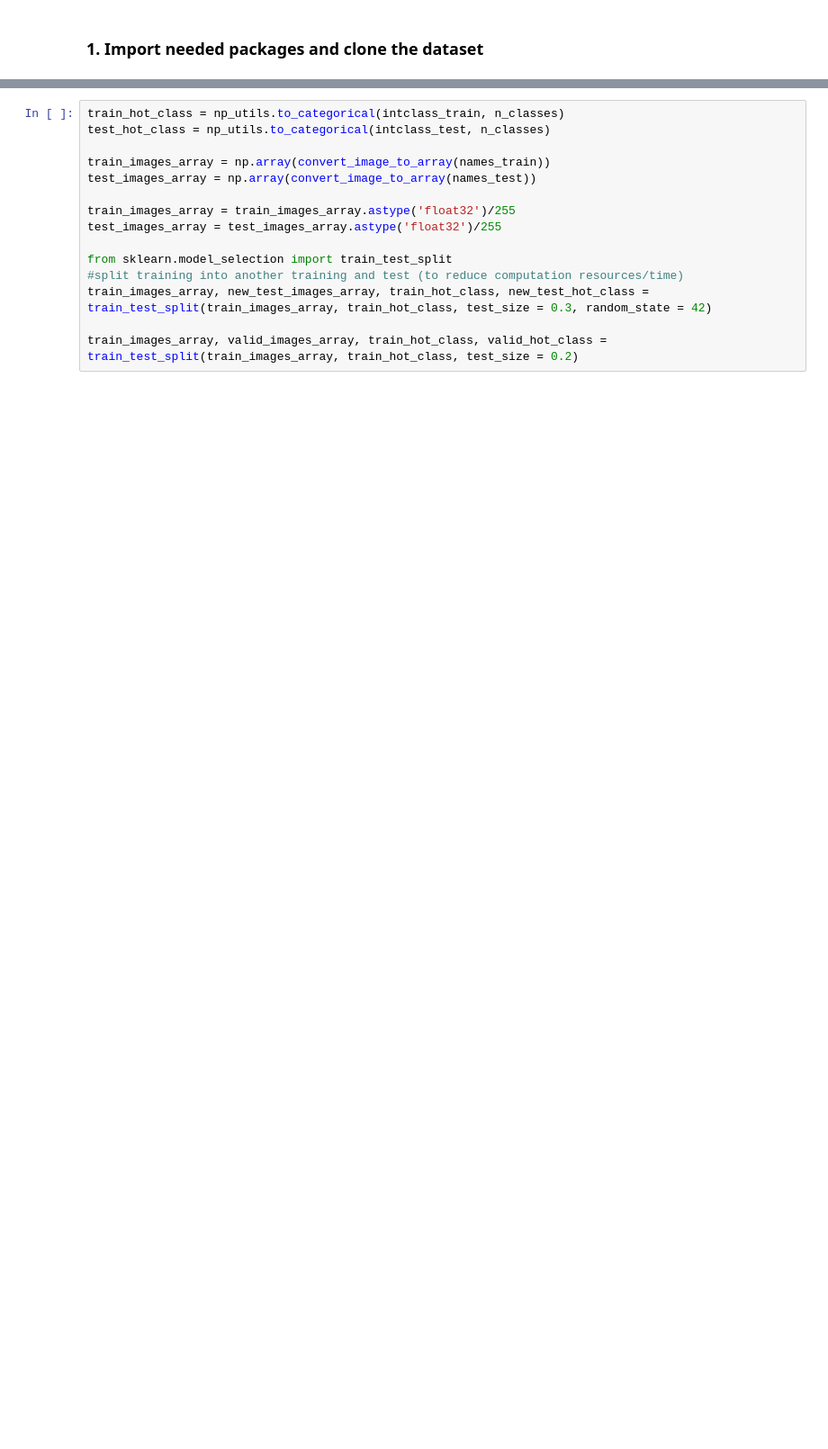
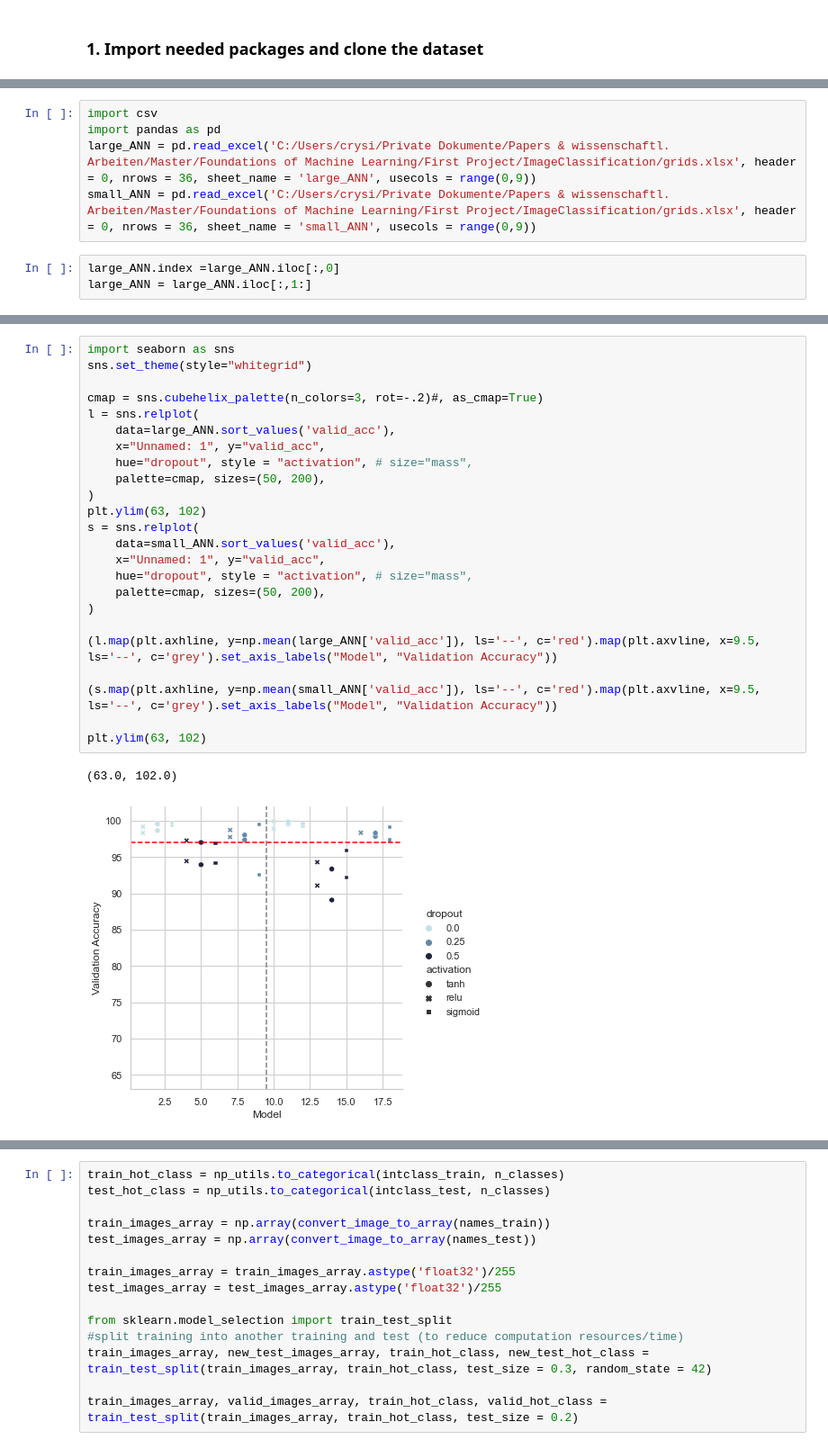
Before and after one commit to AdrianoGomes99/ImageClassification, a Jupyter notebook: CNN.ipynb, the cells around one changed output, grey strips where cells are left out. Shown at 90% size. Drawn from its saved outputs; the diff is of its cells as text; blank space fills up the shorter version.

```diff
--- a/CNN.ipynb
+++ b/CNN.ipynb
@@ -55,0 +60,8 @@ train_images_array, valid_images_array, train_hot_class, valid_hot_class = train
+# %%
+import csv
+import pandas as pd
+large_ANN = pd.read_excel('C:/Users/crysi/Private Dokumente/Papers & wissenschaftl. Arbeiten/Master/Foundations of Machine Learning/First Project/ImageClassification/grids.xlsx', header = 0, nrows = 36, sheet_name = 'large_ANN', usecols = range(0,9))
+small_ANN = pd.read_excel('C:/Users/crysi/Private Dokumente/Papers & wissenschaftl. Arbeiten/Master/Foundations of Machine Learning/First Project/ImageClassification/grids.xlsx', header = 0, nrows = 36, sheet_name = 'small_ANN', usecols = range(0,9))
+# %%
+large_ANN.index =large_ANN.iloc[:,0]
+large_ANN = large_ANN.iloc[:,1:]
@@ -55,0 +88,27 @@ train_images_array, valid_images_array, train_hot_class, valid_hot_class = train
+# %%
+import seaborn as sns
+sns.set_theme(style="whitegrid")
+
+cmap = sns.cubehelix_palette(n_colors=3, rot=-.2)#, as_cmap=True)
+l = sns.relplot(
+    data=large_ANN.sort_values('valid_acc'),
+    x="Unnamed: 1", y="valid_acc",
+    hue="dropout", style = "activation", # size="mass",
+    palette=cmap, sizes=(50, 200),
+)
+plt.ylim(63, 102)
+s = sns.relplot(
+    data=small_ANN.sort_values('valid_acc'),
+    x="Unnamed: 1", y="valid_acc",
+    hue="dropout", style = "activation", # size="mass",
+    palette=cmap, sizes=(50, 200),
+)
+
+(l.map(plt.axhline, y=np.mean(large_ANN['valid_acc']), ls='--', c='red').map(plt.axvline, x=9.5, ls='--', c='grey').set_axis_labels("Model", "Validation Accuracy"))
+
+(s.map(plt.axhline, y=np.mean(small_ANN['valid_acc']), ls='--', c='red').map(plt.axvline, x=9.5, ls='--', c='grey').set_axis_labels("Model", "Validation Accuracy"))
+
+plt.ylim(63, 102)
+# %% [output]
+(63.0, 102.0)
+[figure, added]
```
Also changed, not shown: parts of 31 cells of this notebook.
